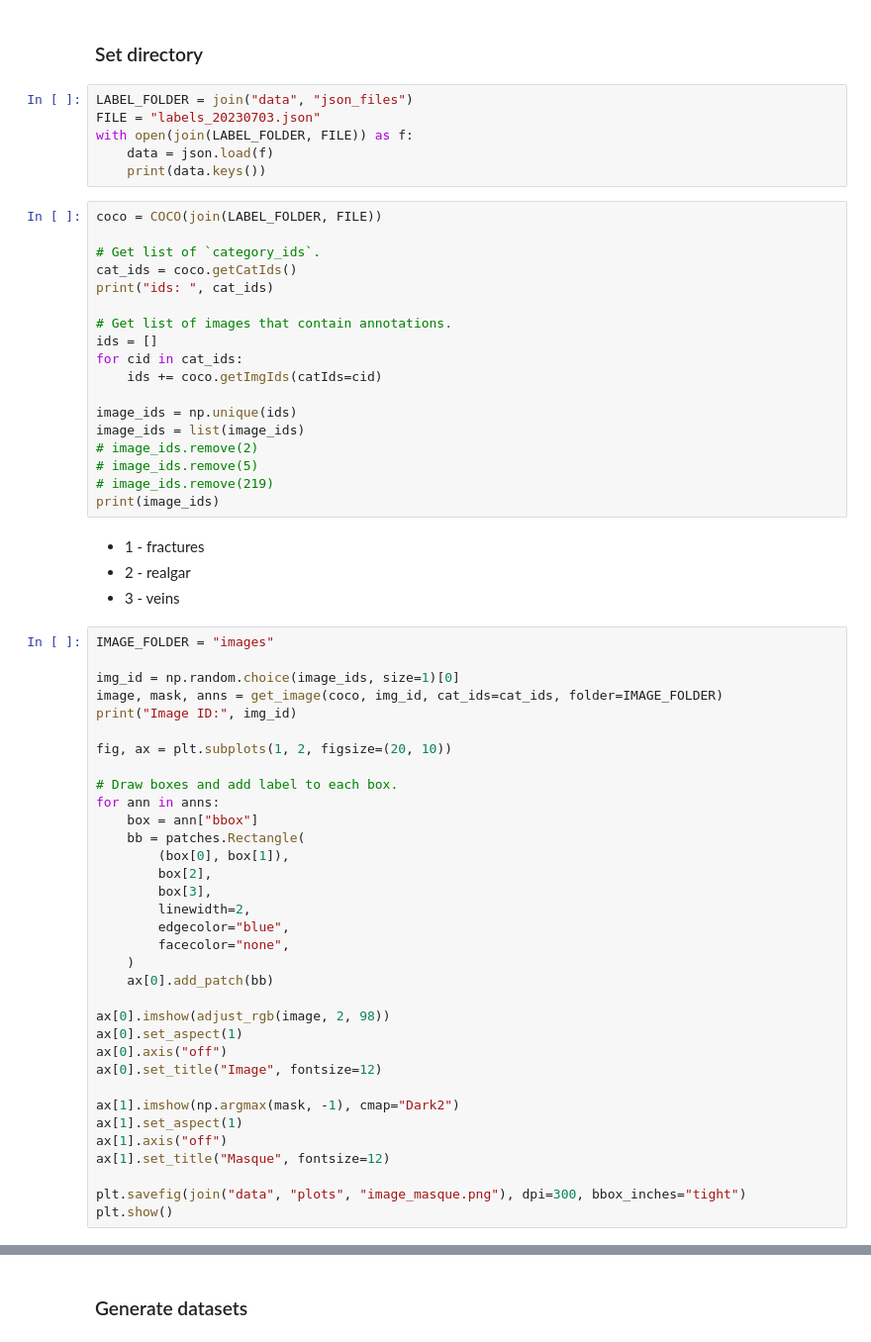
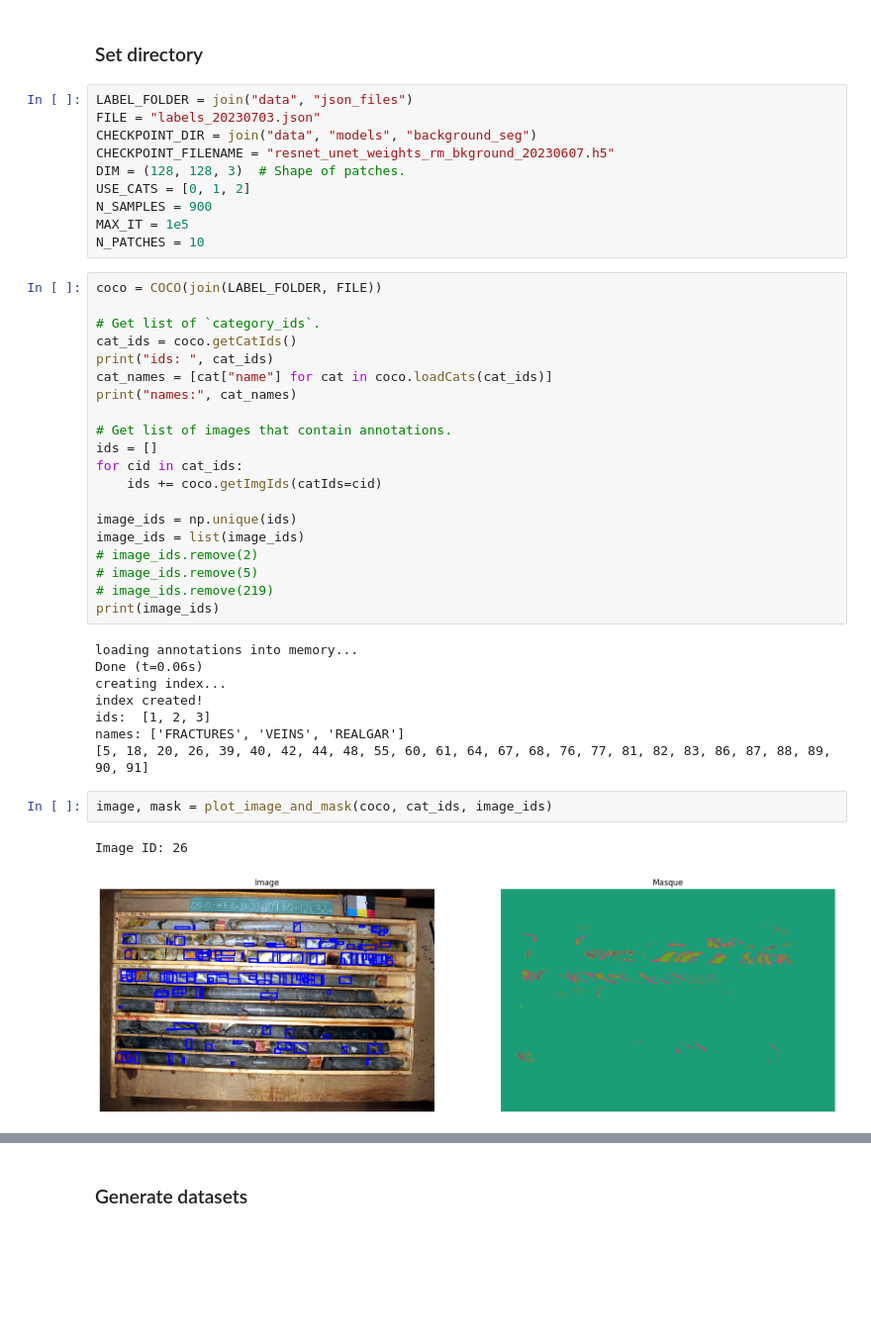
Before and after one commit to groupeLIAMG/core-analysis, a Jupyter notebook: 1 - COCO preprocessing.ipynb, the cells around one changed output, grey strips where cells are left out. Shown at 99% size. Cells and saved outputs as stored; diff of their text form; blank space fills up the shorter version.

Commit message:
Move visualizations to module

```diff
--- a/1 - COCO preprocessing.ipynb
+++ b/1 - COCO preprocessing.ipynb
@@ -28,15 +24,21 @@ from core_analysis.utils.tools import adjust_rgb, undersample
 # %%
 LABEL_FOLDER = join("data", "json_files")
 FILE = "labels_20230703.json"
-with open(join(LABEL_FOLDER, FILE)) as f:
-    data = json.load(f)
-    print(data.keys())
+CHECKPOINT_DIR = join("data", "models", "background_seg")
+CHECKPOINT_FILENAME = "resnet_unet_weights_rm_bkground_20230607.h5"
+DIM = (128, 128, 3)  # Shape of patches.
+USE_CATS = [0, 1, 2]
+N_SAMPLES = 900
+MAX_IT = 1e5
+N_PATCHES = 10
 # %%
 coco = COCO(join(LABEL_FOLDER, FILE))
 
 # Get list of `category_ids`.
 cat_ids = coco.getCatIds()
 print("ids: ", cat_ids)
+cat_names = [cat["name"] for cat in coco.loadCats(cat_ids)]
+print("names:", cat_names)
 
 # Get list of images that contain annotations.
 ids = []
@@ -49,42 +51,17 @@ image_ids = list(image_ids)
 # image_ids.remove(5)
 # image_ids.remove(219)
 print(image_ids)
+# %% [output]
+loading annotations into memory...
+Done (t=0.06s)
+creating index...
+index created!
+ids:  [1, 2, 3]
+names: ['FRACTURES', 'VEINS', 'REALGAR']
+[5, 18, 20, 26, 39, 40, 42, 44, 48, 55, 60, 61, 64, 67, 68, 76, 77, 81, 82, 83, 86, 87, 88, 89, 90, 91]
-# %% [markdown]
-* 1 - fractures
-* 2 - realgar
-* 3 - veins
 # %%
-IMAGE_FOLDER = "images"
-
-img_id = np.random.choice(image_ids, size=1)[0]
-image, mask, anns = get_image(coco, img_id, cat_ids=cat_ids, folder=IMAGE_FOLDER)
-print("Image ID:", img_id)
-
-fig, ax = plt.subplots(1, 2, figsize=(20, 10))
-
-# Draw boxes and add label to each box.
-for ann in anns:
-    box = ann["bbox"]
-    bb = patches.Rectangle(
-        (box[0], box[1]),
-        box[2],
-        box[3],
-        linewidth=2,
-        edgecolor="blue",
-        facecolor="none",
-    )
-    ax[0].add_patch(bb)
-
-ax[0].imshow(adjust_rgb(image, 2, 98))
-ax[0].set_aspect(1)
-ax[0].axis("off")
-ax[0].set_title("Image", fontsize=12)
-
-ax[1].imshow(np.argmax(mask, -1), cmap="Dark2")
-ax[1].set_aspect(1)
-ax[1].axis("off")
-ax[1].set_title("Masque", fontsize=12)
-
-plt.savefig(join("data", "plots", "image_masque.png"), dpi=300, bbox_inches="tight")
-plt.show()
+image, mask = plot_image_and_mask(coco, cat_ids, image_ids)
+# %% [output]
+Image ID: 26
+[figure, added]
 # %%
```
Also changed, not shown: parts of 9 cells of this notebook, 3 other files.
